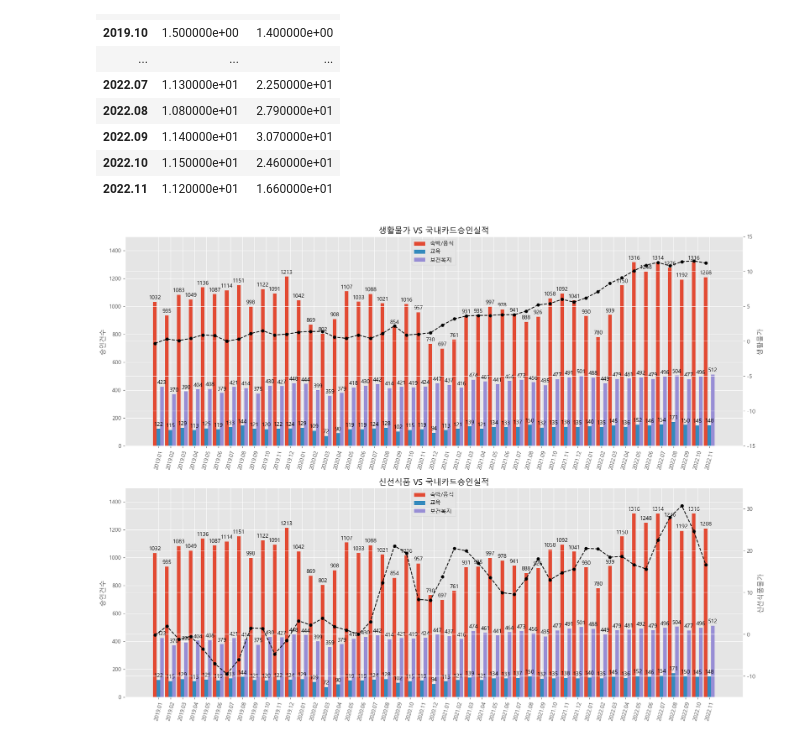
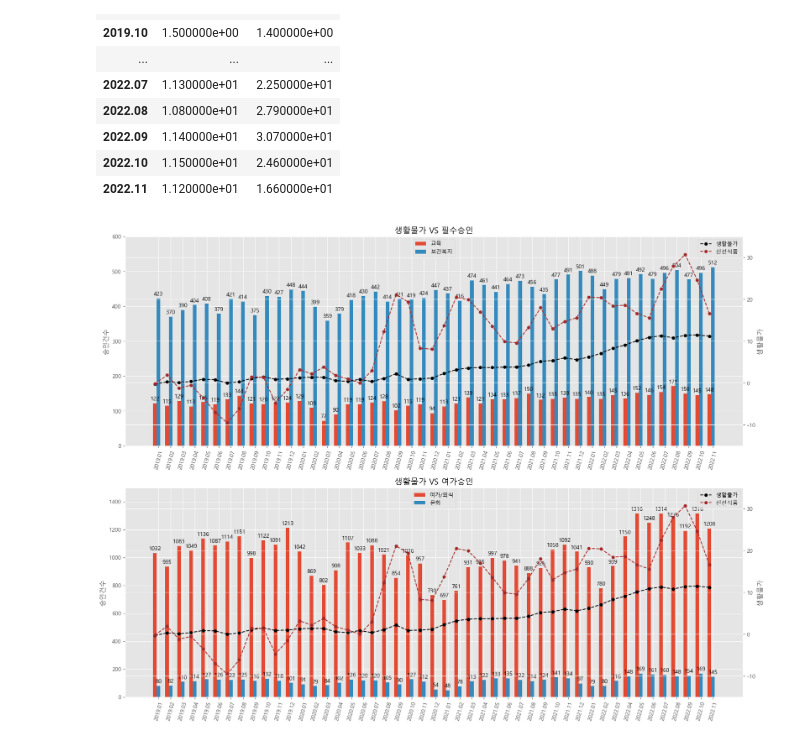
Before and after one commit to Frankensosege/Mini_prj, a Jupyter notebook: Semi Project.ipynb, the cells around one changed output. Cells and saved outputs as stored; diff of their text form; code cells hidden in the pictures.

```diff
--- a/Semi Project.ipynb
+++ b/Semi Project.ipynb
@@ -9,32 +9,36 @@ from matplotlib import font_manager, rc
 plt.rc('font', family='Malgun Gothic')
 plt.rcParams['axes.unicode_minus'] = False
 # %%
-def draw_graph(fig, df1, df2):
+def draw_graph(fig, df1, df2, df3):
 
     ax1 = fig.add_subplot(2, 1, 1)
     ax2 = fig.add_subplot(2, 1, 2)
 
     draw_ax(ax1, df1)
     ax1_2 = ax1.twinx()
-    ax1_2.plot(df2.index, df2.생활물가, ls='--', marker='o', markersize=5, color='black', label='생활물가')
-    ax1.set_ylim(0, 1500)
-    ax1_2.set_ylim(-15, 15)
+    ax1_2.plot(df3.index, df3.생활물가, ls='--', marker='o', markersize=5, color='black', label='생활물가')
+    ax1_2.plot(df3.index, df3.신선식품, ls='--', marker='o', markersize=5, color='brown', label='신선식품')
+    ax1.set_ylim(0, 600)
+    ax1_2.set_ylim(-15, 35)
     ax1.set_ylabel('승인건수')
-    ax1.set_title('생활물가 VS 국내카드승인실적')
+    ax1.set_title('생활물가 VS 필수승인')
     ax1_2.set_ylabel('생활물가')
     ax1.legend(loc='upper center')
+    ax1_2.legend(loc='best')
 
-    draw_ax(ax2, df1)
+    draw_ax(ax2, df2)
     ax2_2 = ax2.twinx()
-    ax2_2.plot(df2.index, df2.신선식품, ls='--', marker='o', markersize=5, color='black', label='신선식품물가')
+    ax2_2.plot(df3.index, df3.생활물가, ls='--', marker='o', markersize=5, color='black', label='생활물가')
+    ax2_2.plot(df3.index, df3.신선식품, ls='--', marker='o', markersize=5, color='brown', label='신선식품')
     ax2.set_ylim(0, 1500)
     ax2_2.set_ylim(-15, 35)
     ax2.set_ylabel('승인건수')
-    ax2.set_title('신선식품 VS 국내카드승인실적')
-    ax2_2.set_ylabel('신선식품물가')
+    ax2.set_title('생활물가 VS 여가승인')
+    ax2_2.set_ylabel('생활물가')
     ax2.legend(loc='upper center')
+    ax2_2.legend(loc='best')
 
-    return plt
+    return
 # %%
 def draw_ax(ax, df):
     x_term = df.index
@@ -74,9 +78,9 @@ df1 = df.drop('한국표준산업분류별', axis=1)
 
 df1 = df1.T
 df1.columns = col_name_app
-df_app = df1.drop(['도매 및 소매업', '운수업', '사업시설관리 및 사업지원 서비스업', '예술, 스포츠 및 여가관련 서비스업', '협회 및 단체, 수리 및 기타 개인 서비스업'], axis=1)
+df_app = df1.drop(['도매 및 소매업', '운수업', '사업시설관리 및 사업지원 서비스업', '숙박 및 음식점업', '예술, 스포츠 및 여가관련 서비스업', '협회 및 단체, 수리 및 기타 개인 서비스업'], axis=1)
 
-df_app.columns = ['숙박/음식', '교육', '보건복지']
+df_app.columns = ['교육', '보건복지']
 df_app.info()
 # %% [output]
 <class 'pandas.core.frame.DataFrame'>
@@ -109,3 +112,7 @@ df_app
 | 2022.09 | 1192 | 150 | 477 |
 | 2022.10 | 1316 | 145 | 496 |
 | 2022.11 | 1208 | 148 | 512 |
+# %%
+df_ap2 = df1.drop(['도매 및 소매업', '운수업', '사업시설관리 및 사업지원 서비스업', '협회 및 단체, 수리 및 기타 개인 서비스업', '교육서비스업', '보건업 및 사회복지 서비스업'], axis=1)
+df_ap2.columns = ['여가/외식', '문화']
+df_ap2
@@ -172,10 +198,10 @@ df_idx_cum
 # %%
 # print(df_idx_cum)
 
 fig = plt.figure(figsize=(20, 15))
-plt = draw_graph(fig, df_app, df_idx_cum)
+draw_graph(fig, df_app, df_ap2, df_idx_cum)
 plt.style.use('ggplot')
 
 plt.show()
 # %% [output]
-[figure, old version]
+[figure, new version]
```
Also changed, not shown: parts of 3 cells of this notebook.
